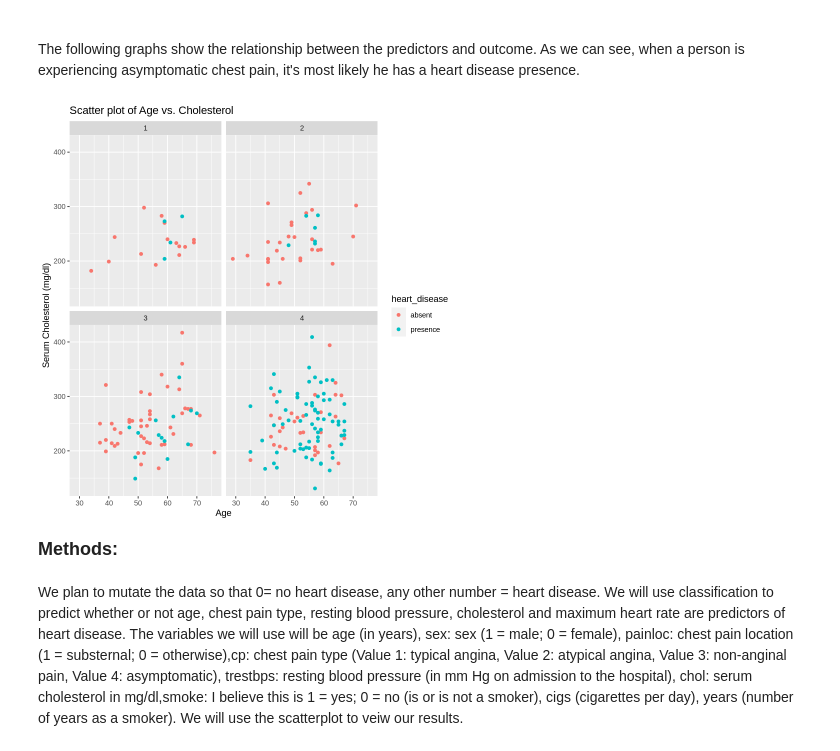
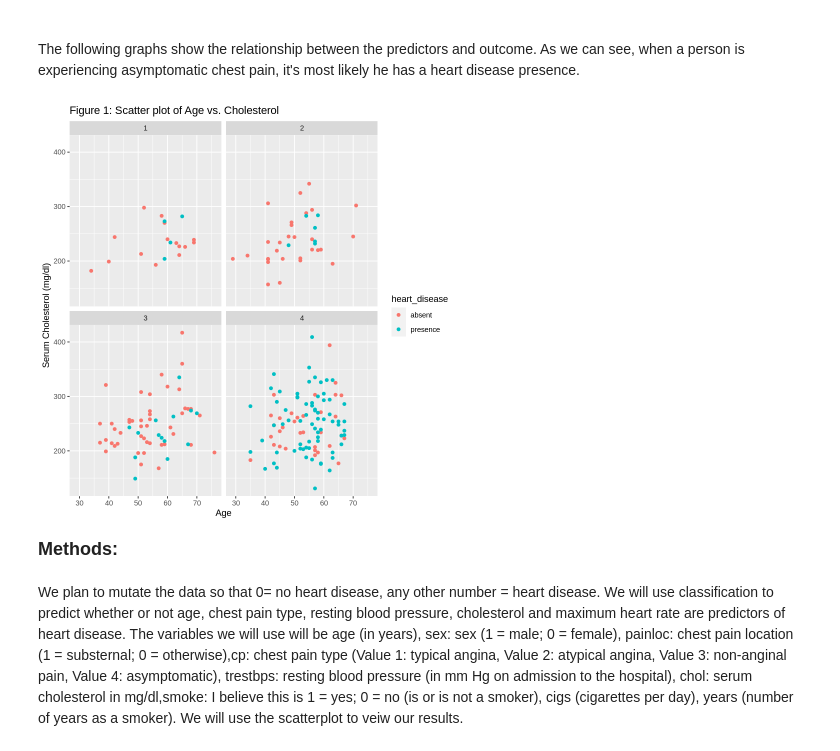
Before and after one commit to MilkyTeaxx/Final_project, a Jupyter notebook: Final_proj.ipynb, the cells around one changed output. Cells and saved outputs as stored; diff of their text form; code cells hidden in the pictures.

```diff
--- a/Final_proj.ipynb
+++ b/Final_proj.ipynb
@@ -184,14 +173,14 @@ A tibble: 1 × 16
 # %%
 scatter_plot_faceted <- ggplot(heart_train, aes(x = age, y = chol, color = heart_disease)) +
   geom_point() +
-  labs(title = "Scatter plot of Age vs. Cholesterol",
+  labs(title = "Figure 1: Scatter plot of Age vs. Cholesterol",
        x = "Age",
        y = "Serum Cholesterol (mg/dl)") +
   facet_wrap(~ cp)
 
 scatter_plot_faceted
 # %% [output]
-[figure, old version]
+[figure, new version]
 # %% [markdown]
 <font size="4">**Methods:**</font>
 <br>
```
Also changed, not shown: parts of 16 cells of this notebook.
